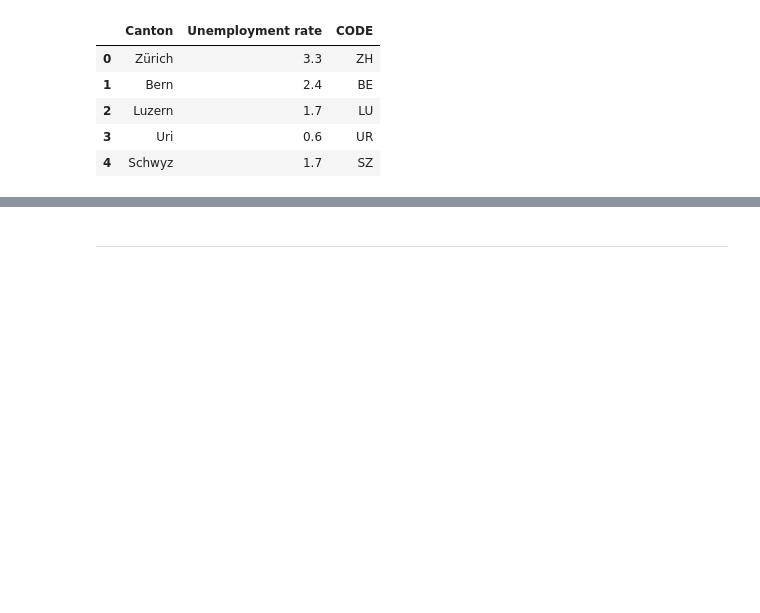
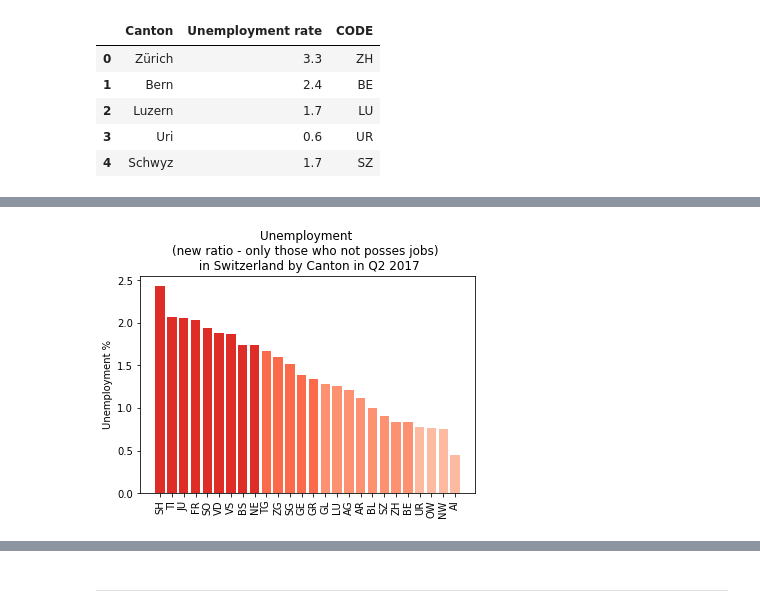
Before and after one commit to Amaumaury/ada-2017, a Jupyter notebook: Homework3.ipynb, the cells around one changed output, grey strips where cells are left out. Saved outputs shown, nothing was run; the diff lists cells and outputs as text; code cells hidden in the pictures; blank space fills up the shorter version.

```diff
--- a/Homework3.ipynb
+++ b/Homework3.ipynb
@@ -233,0 +224,8 @@ m
+# %%
+swiss_df2 = pd.read_excel('1_3 Arbeitslose nach Berufsgruppen_ Geschlecht und Kantonen.xlsx',skiprows=3)
+swiss_df2.columns = ['Canton','Na','Unemployment People', 'Job seekers']
+swiss_df2 = swiss_df2[['Canton','Unemployment People', 'Job seekers']]
+swiss_df2['CODE'] = ['ZH','BE','LU','UR','SZ','OW','NW','GL','ZG','FR','SO','BS','BL','SH','AR','AI','SG','GR','AG','TG','TI','VD','VS','NE','GE','JU']
+swiss_df2['Population'] = np.floor(swiss_df2['Unemployment People'] *100 / swiss_df['Unemployment rate'])
+swiss_df2['New Unemployed Ratio'] = ( swiss_df2['Job seekers'] -swiss_df2['Unemployment People'] )*100 / swiss_df2['Population']
+swiss_df2.head()
@@ -233,0 +239,31 @@ m
+# %%
+colors_swiss2 = ['#fee5d9', '#fcbba1', '#fc9272', '#fb6a4a', '#de2d26']
+thresh_swiss2 = [0.5      , 0.8      , 1.3      , 1.7      , 2.1      , 2.5     , 3.5]
+
+def unemployment_colors_swiss2(state):
+    """Maps Unemplpoyment value with colors."""
+    val = swiss_df2[swiss_df2['CODE'] == state]['New Unemployed Ratio']
+    val = np.squeeze(val)
+    length = len(colors_swiss2)
+    for i in range(0, length-1):
+        if val < thresh_swiss2[i]:
+            return colors_swiss2[i]
+    return  colors_swiss2[length-1]
+
+plt.figure(1)
+swiss_df2.sort_values(['New Unemployed Ratio'], ascending = False, inplace=True)
+values = swiss_df2['New Unemployed Ratio'].values
+length = len(values)
+names = swiss_df2['CODE'].values
+plt.bar(range(0,length), values)
+plt.bar(3,values[3], color='purple') # set CH to purple
+plt.xticks(range(0,length), names, rotation=90)
+for i in range(0, length):
+    nm = np.squeeze(swiss_df2[swiss_df2['CODE'] == names[i]]['CODE']);
+    color = unemployment_colors_swiss2(nm)
+    plt.bar(i,values[i], color=color)
+plt.ylabel('Unemployment %')
+plt.title('Unemployment \n(new ratio - only those who not posses jobs) \n in Switzerland by Canton in Q2 2017')
+plt.show()
+# %% [output]
+[figure, added]
```
Also changed, not shown: parts of 9 cells of this notebook, 1 other file.
